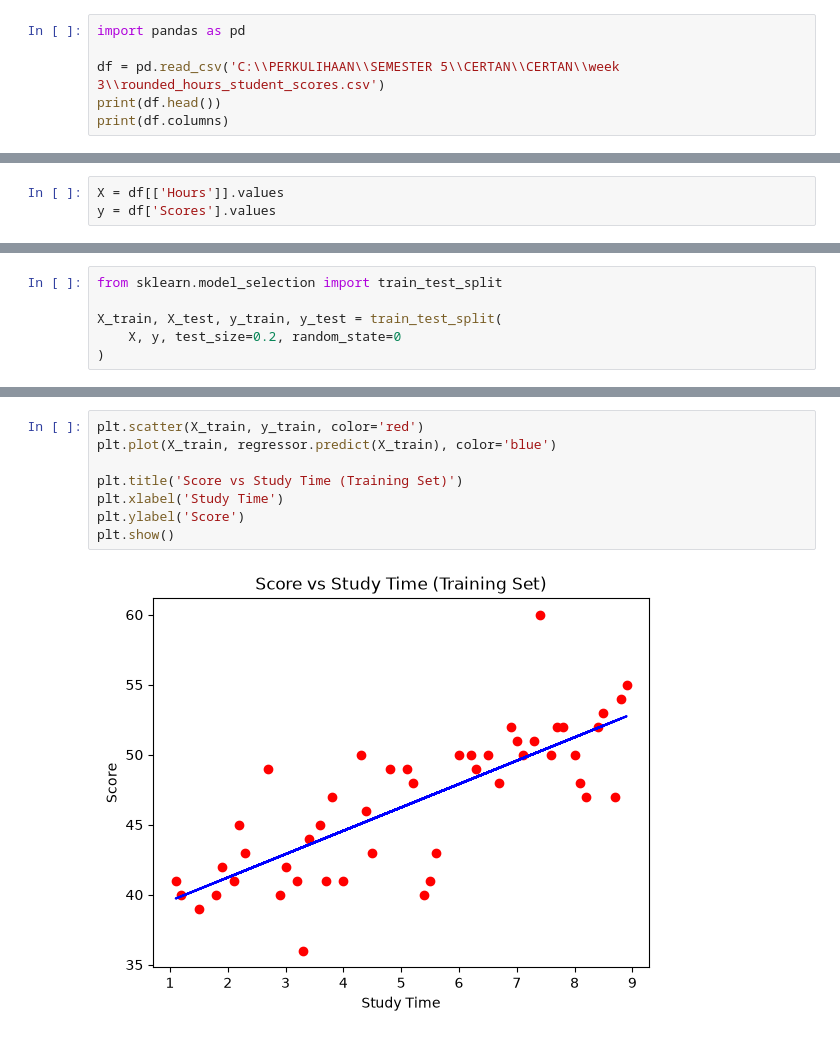
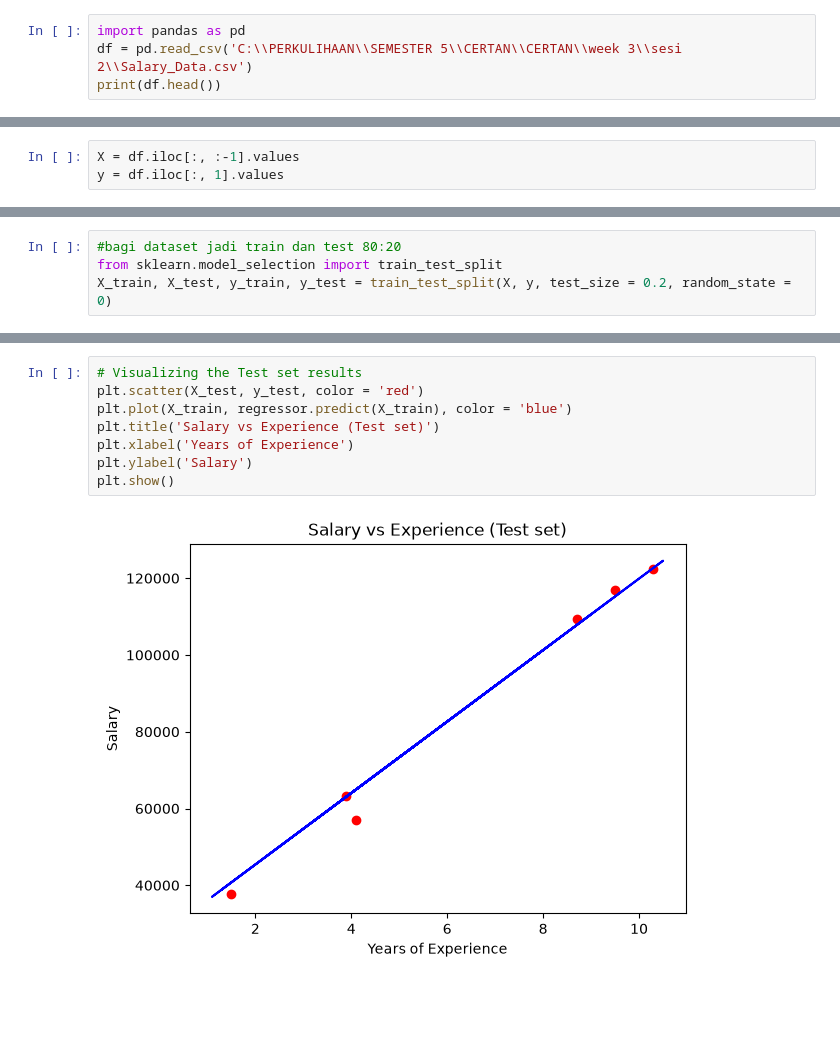
Before and after one commit to DanielSahputra16/CERTAN, a Jupyter notebook: week 3/sesi 2/modul.ipynb, the cells around one changed output, grey strips where cells are left out. Cells and saved outputs as stored; diff of their text form; blank space fills up the shorter version.

```diff
--- a/week 3/tugas.ipynb
+++ b/week 3/sesi 2/modul.ipynb
@@ -7,7 +1,5 @@ Tugas 1
 # %%
 import pandas as pd
-
-df = pd.read_csv('C:\\PERKULIHAAN\\SEMESTER 5\\CERTAN\\CERTAN\\week 3\\rounded_hours_student_scores.csv')
+df = pd.read_csv('C:\\PERKULIHAAN\\SEMESTER 5\\CERTAN\\CERTAN\\week 3\\sesi 2\\Salary_Data.csv')
 print(df.head())
-print(df.columns)
 # %% [output]
@@ -21,5 +12,5 @@ Index(['Hours', 'Scores'], dtype='str')
 # %%
-X = df[['Hours']].values
-y = df['Scores'].values
+X = df.iloc[:, :-1].values
+y = df.iloc[:, 1].values
 # %%
 import matplotlib.pyplot as plt
@@ -34,7 +23,5 @@ plt.show()
 # %%
+#bagi dataset jadi train dan test 80:20
 from sklearn.model_selection import train_test_split
-
-X_train, X_test, y_train, y_test = train_test_split(
-    X, y, test_size=0.2, random_state=0
-)
+X_train, X_test, y_train, y_test = train_test_split(X, y, test_size = 0.2, random_state = 0)
 # %%
@@ -75,10 +68,10 @@ R-Square: 0.6886702273580019
 # %%
-plt.scatter(X_train, y_train, color='red')
-plt.plot(X_train, regressor.predict(X_train), color='blue')
-
-plt.title('Score vs Study Time (Training Set)')
-plt.xlabel('Study Time')
-plt.ylabel('Score')
+# Visualizing the Test set results
+plt.scatter(X_test, y_test, color = 'red')
+plt.plot(X_train, regressor.predict(X_train), color = 'blue')
+plt.title('Salary vs Experience (Test set)')
+plt.xlabel('Years of Experience')
+plt.ylabel('Salary')
 plt.show()
 # %% [output]
-[figure, old version]
+[figure, new version]
```
Also changed, not shown: parts of 22 cells of this notebook, 8 other files.
